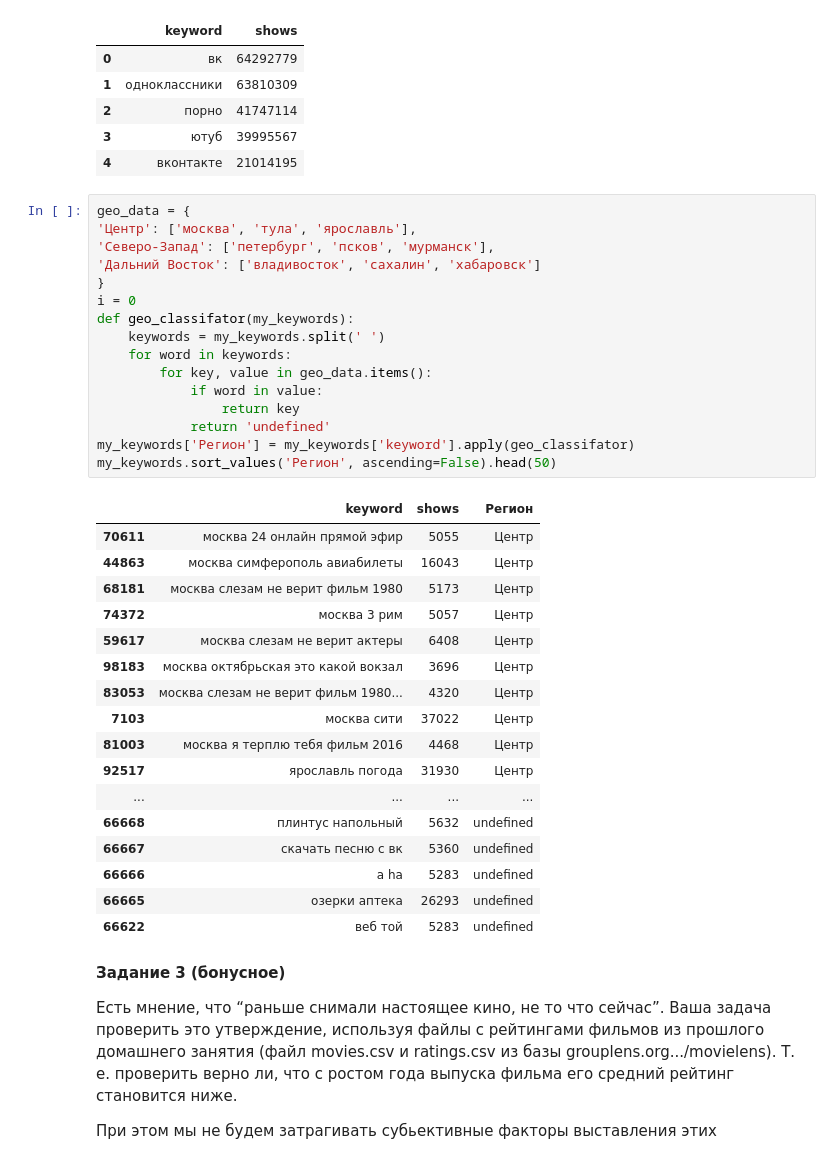
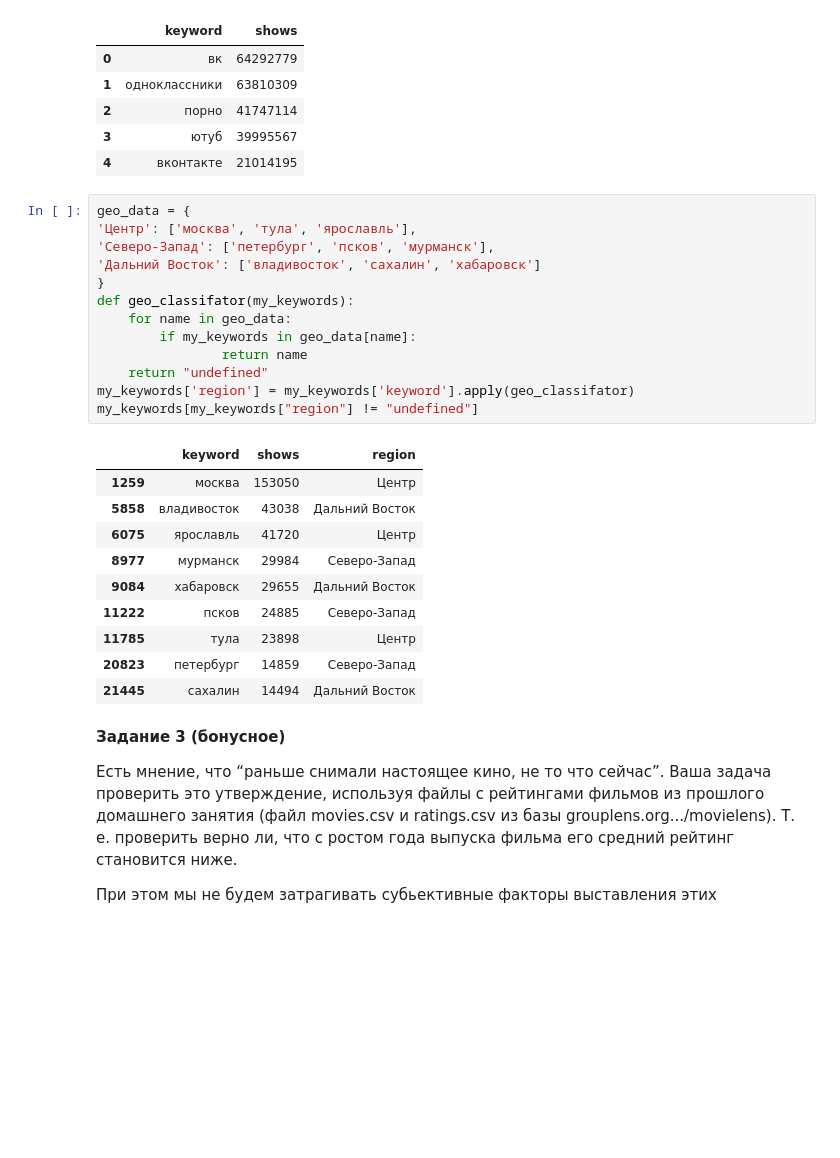
Before and after one commit to korean122/dz, a Jupyter notebook: DZ_func_and_work_with_data.ipynb, the cells around one changed output. Saved outputs shown, nothing was run; the diff lists cells and outputs as text; blank space fills up the shorter version.

```diff
--- a/DZ_func_and_work_with_data.ipynb
+++ b/DZ_func_and_work_with_data.ipynb
@@ -97,37 +97,27 @@ my_keywords.head()
 # %%
 geo_data = {
 'Центр': ['москва', 'тула', 'ярославль'],
 'Северо-Запад': ['петербург', 'псков', 'мурманск'],
 'Дальний Восток': ['владивосток', 'сахалин', 'хабаровск']
 }
-i = 0
 def geo_classifator(my_keywords):
-    keywords = my_keywords.split(' ')
-    for word in keywords:
-        for key, value in geo_data.items():
-            if word in value:
-                return key
-            return 'undefined'
-my_keywords['Регион'] = my_keywords['keyword'].apply(geo_classifator)
-my_keywords.sort_values('Регион', ascending=False).head(50)
+    for name in geo_data:
+        if my_keywords in geo_data[name]:
+                return name
+    return "undefined"
+my_keywords['region'] = my_keywords['keyword'].apply(geo_classifator)
+my_keywords[my_keywords["region"] != "undefined"]
 # %% [output]
-|  | keyword | shows | Регион |
-| 70611 | москва 24 онлайн прямой эфир | 5055 | Центр |
-| 44863 | москва симферополь авиабилеты | 16043 | Центр |
-| 68181 | москва слезам не верит фильм 1980 | 5173 | Центр |
-| 74372 | москва 3 рим | 5057 | Центр |
-| 59617 | москва слезам не верит актеры | 6408 | Центр |
-| 98183 | москва октябрьская это какой вокзал | 3696 | Центр |
-| 83053 | москва слезам не верит фильм 1980... | 4320 | Центр |
-| 7103 | москва сити | 37022 | Центр |
-| 81003 | москва я терплю тебя фильм 2016 | 4468 | Центр |
-| 92517 | ярославль погода | 31930 | Центр |
-| ... | ... | ... | ... |
-| 66668 | плинтус напольный | 5632 | undefined |
-| 66667 | скачать песню с вк | 5360 | undefined |
-| 66666 | a ha | 5283 | undefined |
-| 66665 | озерки аптека | 26293 | undefined |
-| 66622 | веб той | 5283 | undefined |
+|  | keyword | shows | region |
+| 1259 | москва | 153050 | Центр |
+| 5858 | владивосток | 43038 | Дальний Восток |
+| 6075 | ярославль | 41720 | Центр |
+| 8977 | мурманск | 29984 | Северо-Запад |
+| 9084 | хабаровск | 29655 | Дальний Восток |
+| 11222 | псков | 24885 | Северо-Запад |
+| 11785 | тула | 23898 | Центр |
+| 20823 | петербург | 14859 | Северо-Запад |
+| 21445 | сахалин | 14494 | Дальний Восток |
 # %% [markdown]
 **Задание 3 (бонусное)**
 
```
Also changed, not shown: parts of 1 cell of this notebook.
